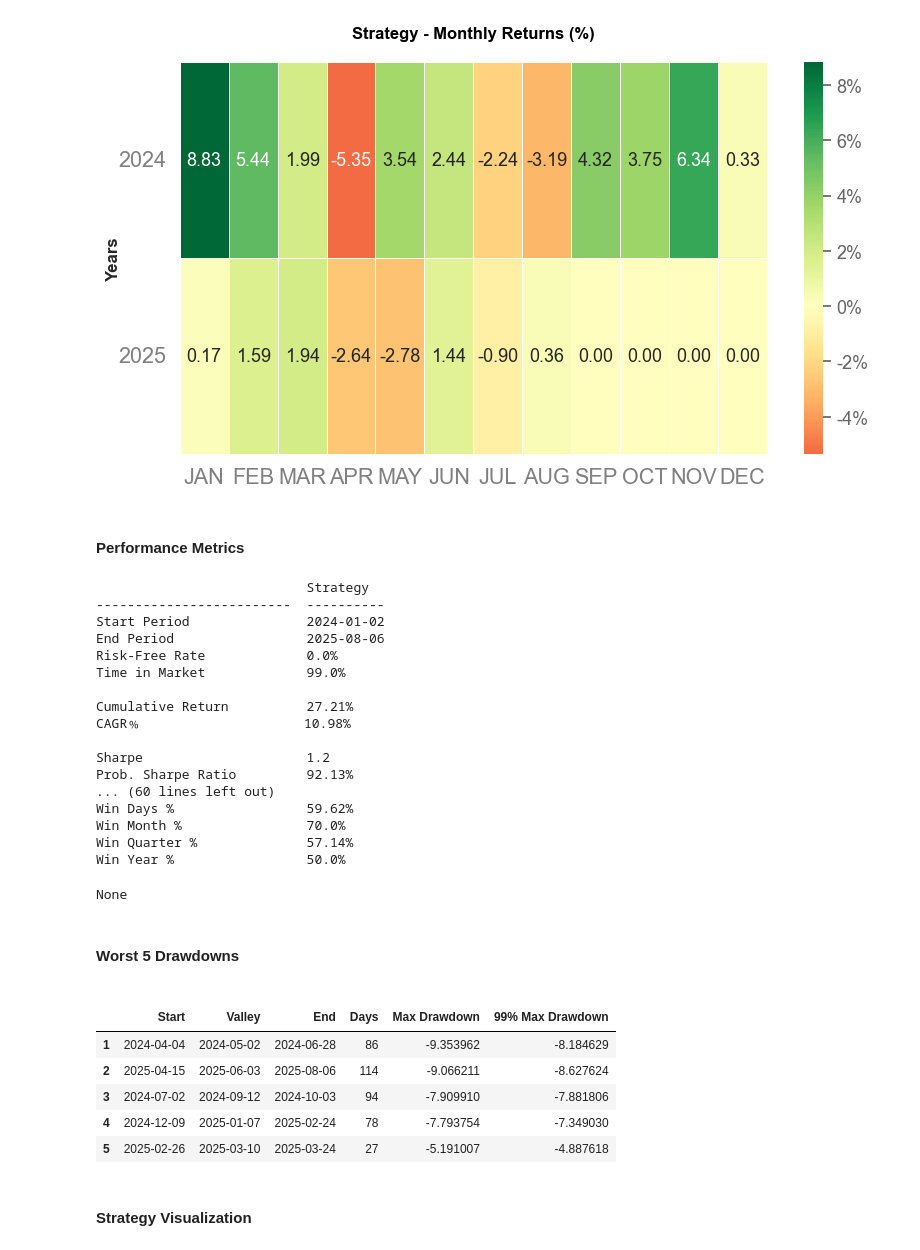
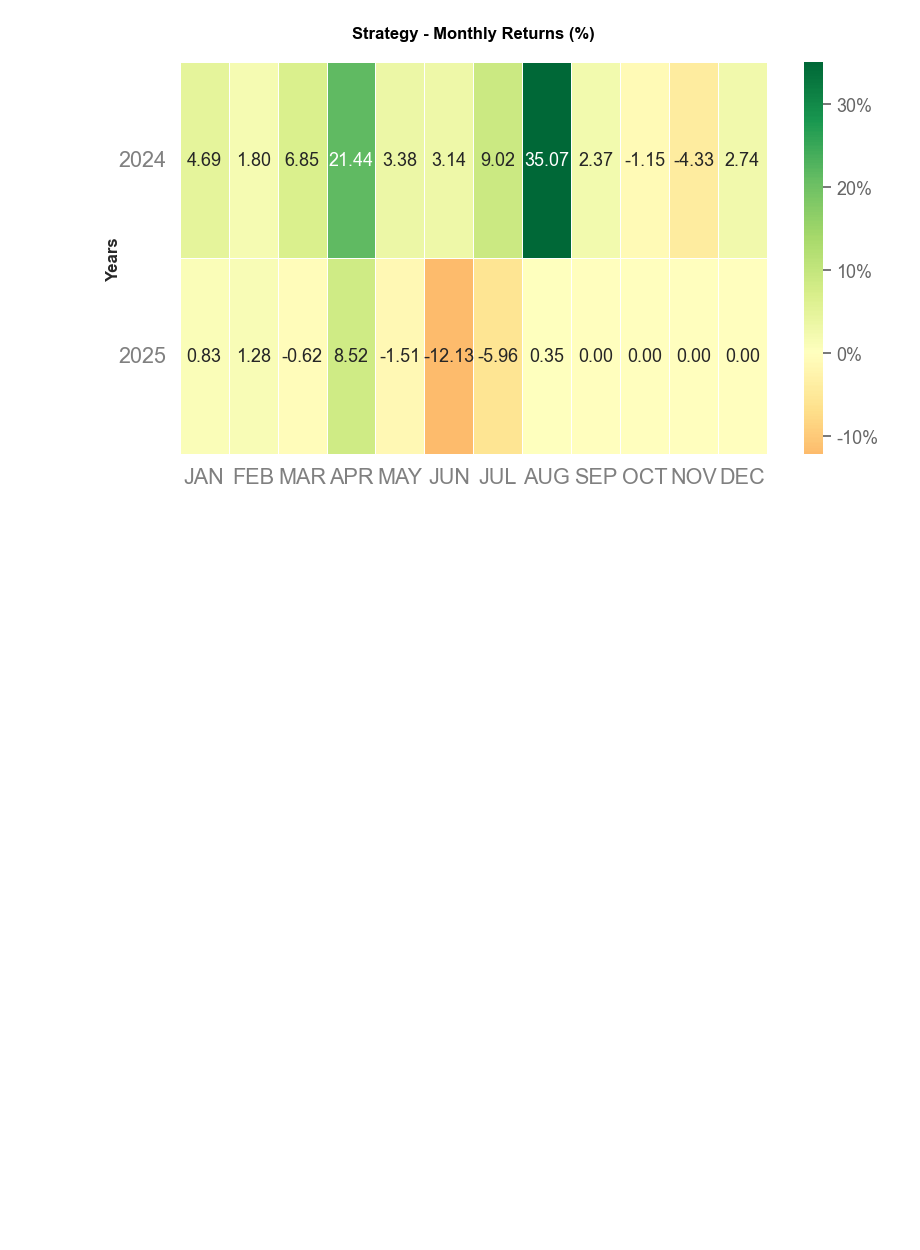
Before and after one commit to Sudhanshu7882/Us-market, a Jupyter notebook: Strategy1/strategy1.ipynb, the cells around one changed output. Cells and saved outputs as stored; diff of their text form; code cells hidden in the pictures; blank space fills up the shorter version.

```diff
--- a/Strategy1/strategy1.ipynb
+++ b/Strategy1/strategy1.ipynb
@@ -11,14 +11,14 @@ from plotly.subplots import make_subplots
 ########## Parameters class
 ####Core principals to be decided once and not changed through out the strategy
 
-# 15 mins ORB
+# 30 mins ORB
 # enter a spread on either side which is tested first
 
 
 class Params():
     def __init__(self) -> None:
     # Non changeable parameters
-        self.Period = "15 mins"
+        self.Period = "30 mins"
         self.strike_chng = 5
         self.lot_size = 100
         self.ref_atm = 0
@@ -35,10 +35,16 @@ class Params():
         self.enter_condor = False
 
 
+
     # Changeable parameters
         self.strikes_away = 15
         self.strategy_stoploss = 0
         self.square_off_time = dt.time(15)
+        self.condor_pnl = 0
+        self.spread_pnl = 0
+        self.realised_pnl = 0
+        self.unrealised_pnl = 0
+        self.ORB_range = 0
 
 
 class Single_leg():
@@ -51,6 +57,7 @@ class Single_leg():
         self.open_time = 0
         self.close_time = 0
         self.lots = 0
+        self.m2m = 0
 
 
 class Condor():
@@ -315,6 +481,10 @@ Breakout CALL, enter at 10:02:01
 data_dicts = []
 for pos_map in all_positions:              # each pos_map is a dict {sid: Position()}
     for sid, pos in pos_map.items():
+        call_sell_pnl = ((pos.condor.call_sell.open_px - pos.condor.call_sell.close_px) * pos.condor.call_sell.lots) * model_params.lot_size
+        put_sell_pnl = ((pos.condor.put_sell.open_px - pos.condor.put_sell.close_px) * pos.condor.put_sell.lots) * model_params.lot_size
+        call_buy_pnl = ((pos.condor.call_buy.close_px - pos.condor.call_buy.open_px) * pos.condor.call_buy.lots) * model_params.lot_size
+        put_buy_pnl = ((pos.condor.put_buy.close_px - pos.condor.put_buy.open_px) * pos.condor.put_buy.lots) * model_params.lot_size
         # turn condor data into dict
         condor_dict = {}
         if hasattr(pos, "condor"):
@@ -334,13 +504,22 @@ for pos_map in all_positions:              # each pos_map is a dict {sid: Positi
                 "call_buy_strike": pos.condor.call_buy.strike,
                 "call_buy_open_px": pos.condor.call_buy.open_px,
                 "call_buy_close_px": pos.condor.call_buy.close_px,
+                "call_sell_lots" : pos.condor.call_sell.lots,
+                "put_buy_lots": pos.condor.put_buy.lots,
+                "put_sell_lots" : pos.condor.put_sell.lots,
+                "call_buy_lots" : pos.condor.call_buy.lots,
                 "put_buy_strike": pos.condor.put_buy.strike,
                 "put_buy_open_px": pos.condor.put_buy.open_px,
                 "put_buy_close_px": pos.condor.put_buy.close_px,
                 "condor_close_time" : pos.condor.call_sell.close_time,
                 "status " : pos.condor.condor_status,
-                "condor_day_pnl" : ((pos.condor.call_sell.open_px - pos.condor.call_sell.close_px) + (pos.condor.put_sell.open_px - pos.condor.put_sell.close_px)
-                             + (pos.condor.call_buy.close_px - pos.condor.call_buy.open_px) + (pos.condor.put_buy.close_px - pos.condor.put_buy.open_px) ) * 100
+                "condor_pnl" : round(call_sell_pnl + put_sell_pnl + call_buy_pnl + put_buy_pnl,2),
+                "condor_call_close_tm": pos.condor.call_sell.close_time,
+                "condor,put_close,tm" : pos.condor.put_sell.close_time
+                # "condor_day_pnl" : (((pos.condor.call_sell.open_px - pos.condor.call_sell.close_px) * pos.condor.call_sell.lots)
+                #                     + ((pos.condor.put_sell.open_px - pos.condor.put_sell.close_px) * pos.condor.put_sell.lots)
+                #              + ((pos.condor.call_buy.close_px - pos.condor.call_buy.open_px) * pos.condor.call_buy.lots)
+                #              + ((pos.condor.put_buy.close_px - pos.condor.put_buy.open_px) * pos.condor.put_buy.lots) ) * 100
             }
 
         # turn spread data into dict
@@ -375,6 +554,7 @@ df_trades = pd.DataFrame(data_dicts)
 if "condor_open_time" in df_trades.columns:
     df_trades = df_trades.set_index("condor_open_time")
 
-print(df_trades['condor_max_loss'].max())
-print(df_trades["spread_max_loss"].max())
+print(df_trades['condor_max_loss'].min())
+print(df_trades["spread_max_loss"].min())
+df_trades
 # %% [output]
@@ -383,12 +584,10 @@ print(df_trades["spread_max_loss"].max())
 # %%
 df_trades['date'] = pd.to_datetime(df_trades.index).date
-df_trades2 = df_trades[['date',"day_pnl","condor_day_pnl"]]
+df_trades2 = df_trades[['date',"day_pnl","condor_pnl"]]
 df_trades2 = df_trades2.groupby('date').agg("sum").reset_index()
 df_trades2 = df_trades2.set_index('date')
 # df_trades2
-df_trades2["combined_pnl"] = df_trades2["day_pnl"] + df_trades2["condor_day_pnl"]
+df_trades2["combined_pnl"] = round(df_trades2["day_pnl"] + df_trades2["condor_pnl"],3)
 print(df_trades2.combined_pnl.sum())
 df_trades2
-# df_trades3 = df_trades2[df_trades2["combined_pnl"] < 0 ]
-# df_trades3
 # %% [output]
@@ -414,34 +631,7 @@ df_trades2
 # %%
 df_trades2.index = pd.to_datetime(df_trades2.index)
 df_trades2["return"] = df_trades2["combined_pnl"]/50000
 qs.plots.monthly_heatmap(df_trades2["return"])
-qs.reports.full(df_trades2["return"])
+qs.reports.html(df_trades2["return"],output= fr"D:\Python\pythonproject\US market\Us-market\Strategy1\Tearsheets\Tearsheet for strategy1.html" )
 # %% [output]
-[figure, old version]
+[figure, new version]
-Performance Metrics
-                           Strategy
--------------------------  ----------
-Start Period               2024-01-02
-End Period                 2025-08-06
-Risk-Free Rate             0.0%
-Time in Market             99.0%
-
-Cumulative Return          27.21%
-CAGR﹪                     10.98%
-
-Sharpe                     1.2
-Prob. Sharpe Ratio         92.13%
-... (60 lines left out)
-Win Days %                 59.62%
-Win Month %                70.0%
-Win Quarter %              57.14%
-Win Year %                 50.0%
-None
-Worst 5 Drawdowns
-|  | Start | Valley | End | Days | Max Drawdown | 99% Max Drawdown |
-| 1 | 2024-04-04 | 2024-05-02 | 2024-06-28 | 86 | -9.353962 | -8.184629 |
-| 2 | 2025-04-15 | 2025-06-03 | 2025-08-06 | 114 | -9.066211 | -8.627624 |
-| 3 | 2024-07-02 | 2024-09-12 | 2024-10-03 | 94 | -7.909910 | -7.881806 |
-| 4 | 2024-12-09 | 2025-01-07 | 2025-02-24 | 78 | -7.793754 | -7.349030 |
-| 5 | 2025-02-26 | 2025-03-10 | 2025-03-24 | 27 | -5.191007 | -4.887618 |
-Strategy Visualization
```
Also changed, not shown: parts of 8 cells of this notebook, 4 other files.
